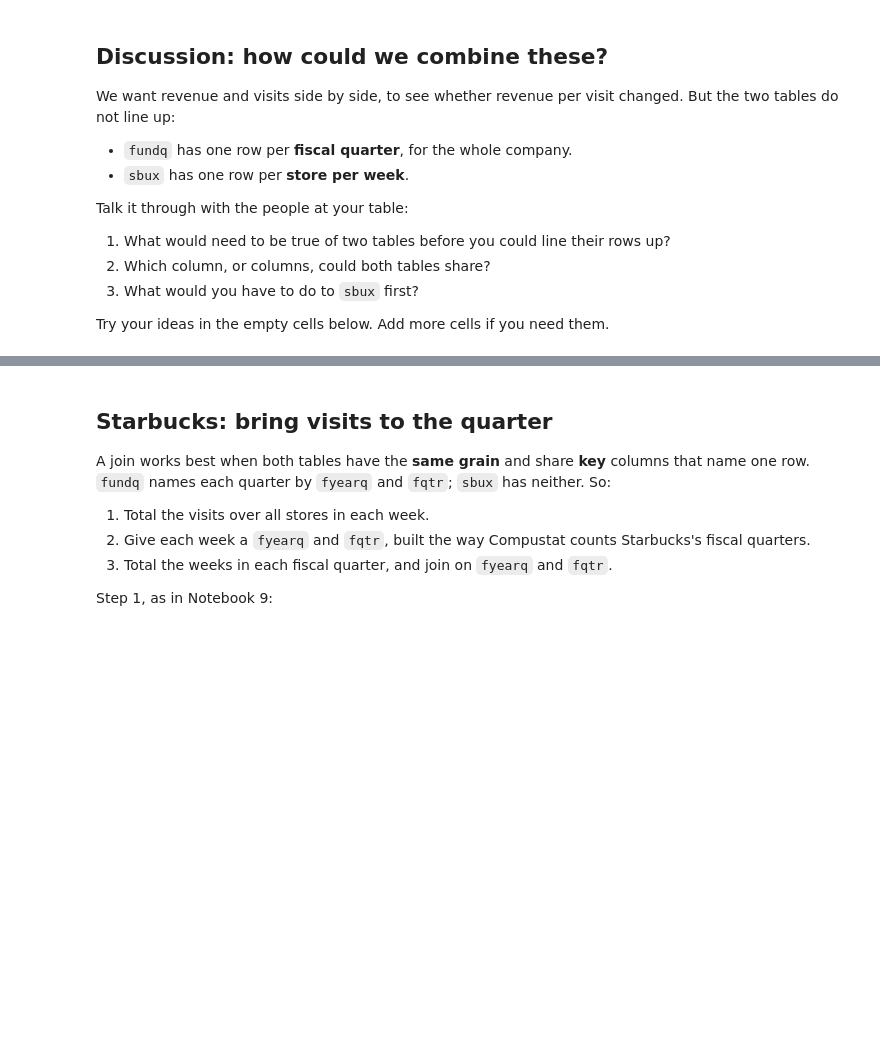
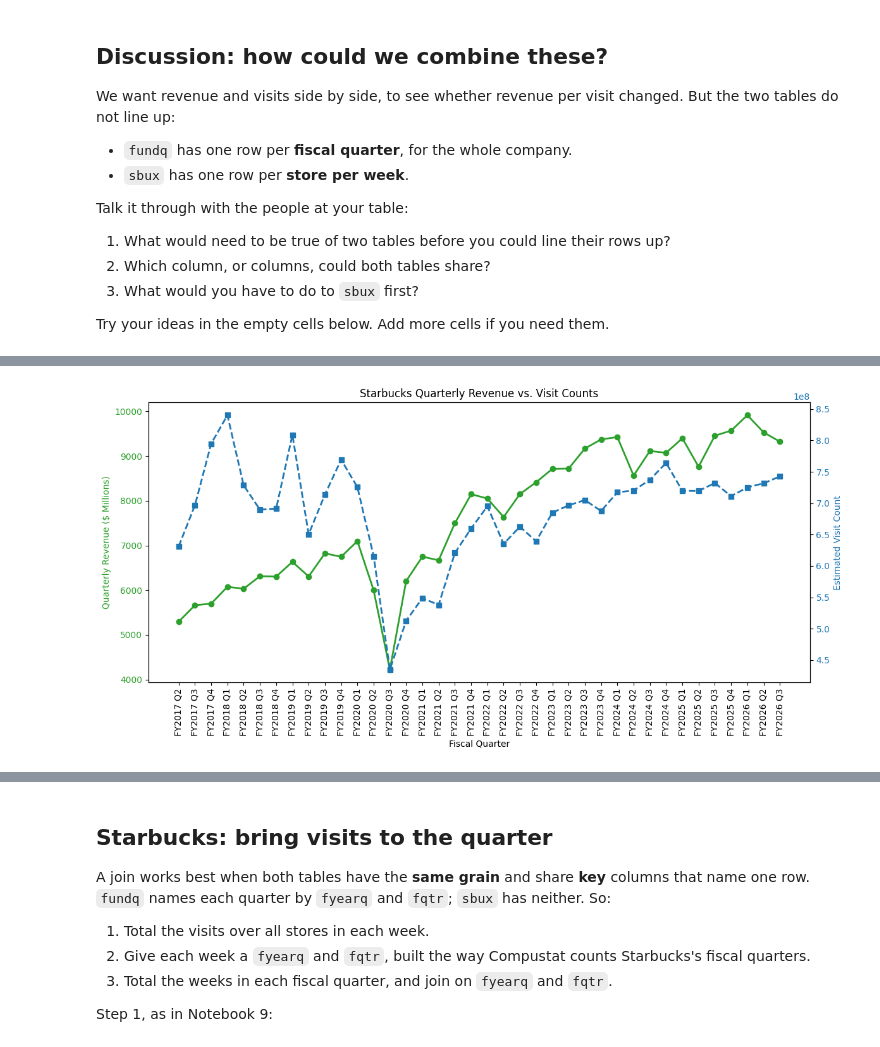
Before and after one commit to njhallman/acc380k-fall-2026, a Jupyter notebook: notebooks/notebook-10/12-30-section.ipynb, the cells around one changed output, grey strips where cells are left out. Saved outputs shown, nothing was run; the diff lists cells and outputs as text; code cells hidden in the pictures; blank space fills up the shorter version.

```diff
--- a/notebooks/notebook-10/12-30-section.ipynb
+++ b/notebooks/notebook-10/12-30-section.ipynb
@@ -259,0 +245,11 @@ sbux.groupby('DATE_RANGE_START_dt')
+# %%
+sbux['month'] = sbux['DATE_RANGE_START_dt'].dt.month
+
+sbux.loc[(sbux['month'] >= 10) & (sbux['month'] <= 12), 'fqtr'] = 1
+sbux.loc[(sbux['month'] >= 1) & (sbux['month'] <= 3), 'fqtr'] = 2
+sbux.loc[(sbux['month'] >= 4) & (sbux['month'] <= 6), 'fqtr'] = 3
+sbux.loc[(sbux['month'] >= 7) & (sbux['month'] <= 9), 'fqtr'] = 4
+
+sbux['fyearq'] = sbux['DATE_RANGE_START_dt'].dt.year
+
+sbux.loc[sbux['fqtr'] == 1, 'fyearq'] += 1
@@ -259,0 +280,39 @@ sbux.groupby('DATE_RANGE_START_dt')
+# %%
+sbux_group = sbux.groupby(['fyearq', 'fqtr'])[['VISIT_COUNTS', 'DEVICE_IOS', 'DEVICE_ANDROID']].sum().reset_index()
+# %%
+combined = pd.merge(left = sbux_group, right = fundq, on = ['fqtr', 'fyearq'], how = 'inner')
+# %%
+import matplotlib.pyplot as plt
+
+# Ensure the data is sorted chronologically
+combined = combined.sort_values(['fyearq', 'fqtr'])
+
+# Create a friendly quarter label for the x-axis
+combined['quarter_label'] = 'FY' + combined['fyearq'].astype(int).astype(str) + ' Q' + combined['fqtr'].astype(int).astype(str)
+
+# Setup the figure
+fig, ax1 = plt.subplots(figsize=(12, 6))
+
+# Plot Revenue on the left axis (y1)
+color_rev = 'tab:green'
+ax1.set_xlabel('Fiscal Quarter')
+ax1.set_ylabel('Quarterly Revenue ($ Millions)', color=color_rev)
+ax1.plot(combined['quarter_label'], combined['revtq'], color=color_rev, marker='o', linewidth=2, label='Revenue')
+ax1.tick_params(axis='y', labelcolor=color_rev)
+
+# Safely set x-ticks and labels to avoid any UserWarnings
+ax1.set_xticks(range(len(combined)))
+ax1.set_xticklabels(combined['quarter_label'], rotation=90)
+
+# Plot Visits on the right axis (y2)
+ax2 = ax1.twinx()
+color_visits = 'tab:blue'
+ax2.set_ylabel('Estimated Visit Count', color=color_visits)
+ax2.plot(combined['quarter_label'], combined['VISIT_COUNTS'], color=color_visits, marker='s', linestyle='--', linewidth=2, label='Visits')
+ax2.tick_params(axis='y', labelcolor=color_visits)
+
+plt.title('Starbucks Quarterly Revenue vs. Visit Counts')
+fig.tight_layout()
+plt.show()
+# %% [output]
+[figure, added]
```
Also changed, not shown: parts of 9 cells of this notebook.
